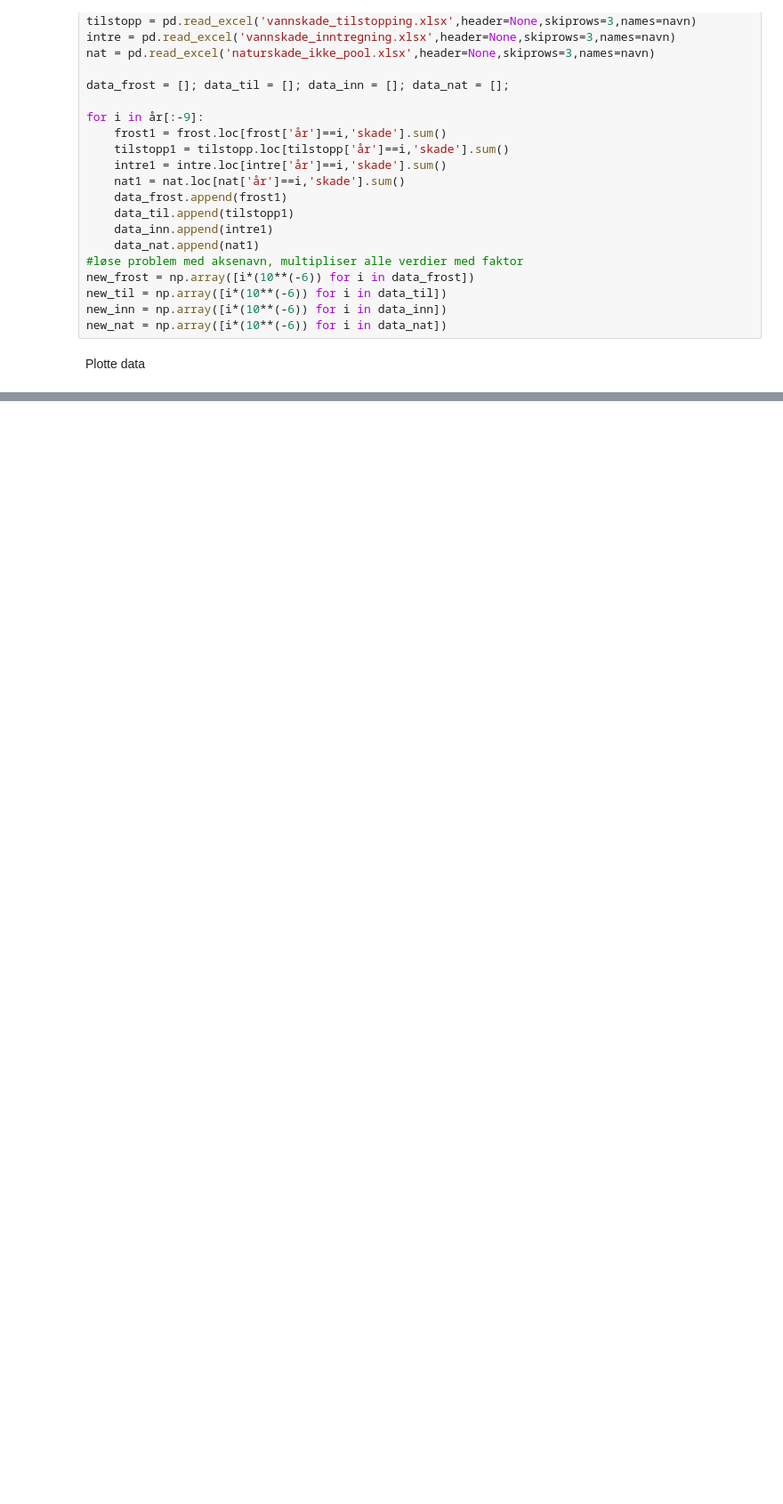
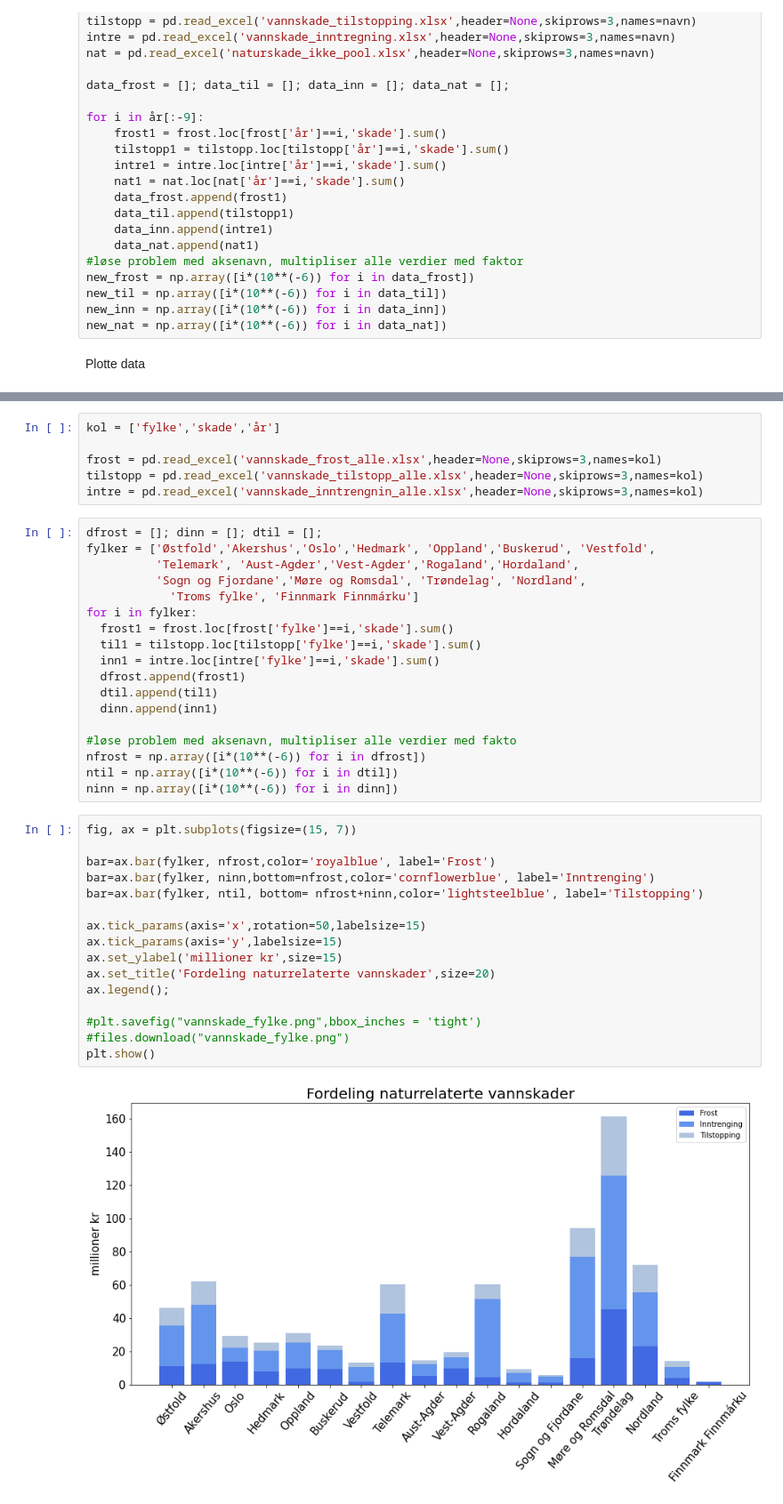
Before and after one commit to eirikngard/Eika, a Jupyter notebook: vannskade2.ipynb, the cells around one changed output, grey strips where cells are left out. Shown at 89% size. Saved outputs shown, nothing was run; the diff lists cells and outputs as text; blank space fills up the shorter version.

```diff
--- a/vannskade2.ipynb
+++ b/vannskade2.ipynb
@@ -87,0 +141,42 @@ UnboundLocalError: ignored
+# %%
+kol = ['fylke','skade','år']
+
+frost = pd.read_excel('vannskade_frost_alle.xlsx',header=None,skiprows=3,names=kol)
+tilstopp = pd.read_excel('vannskade_tilstopp_alle.xlsx',header=None,skiprows=3,names=kol)
+intre = pd.read_excel('vannskade_inntrengnin_alle.xlsx',header=None,skiprows=3,names=kol)
+# %%
+dfrost = []; dinn = []; dtil = [];
+fylker = ['Østfold','Akershus','Oslo','Hedmark', 'Oppland','Buskerud', 'Vestfold',
+          'Telemark', 'Aust-Agder','Vest-Agder','Rogaland','Hordaland',
+          'Sogn og Fjordane','Møre og Romsdal', 'Trøndelag', 'Nordland',
+            'Troms fylke', 'Finnmark Finnmárku']
+for i in fylker:
+  frost1 = frost.loc[frost['fylke']==i,'skade'].sum()
+  til1 = tilstopp.loc[tilstopp['fylke']==i,'skade'].sum()
+  inn1 = intre.loc[intre['fylke']==i,'skade'].sum()
+  dfrost.append(frost1)
+  dtil.append(til1)
+  dinn.append(inn1)
+
+#løse problem med aksenavn, multipliser alle verdier med fakto
+nfrost = np.array([i*(10**(-6)) for i in dfrost])
+ntil = np.array([i*(10**(-6)) for i in dtil])
+ninn = np.array([i*(10**(-6)) for i in dinn])
+# %%
+fig, ax = plt.subplots(figsize=(15, 7))
+
+bar=ax.bar(fylker, nfrost,color='royalblue', label='Frost')
+bar=ax.bar(fylker, ninn,bottom=nfrost,color='cornflowerblue', label='Inntrenging')
+bar=ax.bar(fylker, ntil, bottom= nfrost+ninn,color='lightsteelblue', label='Tilstopping')
+
+ax.tick_params(axis='x',rotation=50,labelsize=15)
+ax.tick_params(axis='y',labelsize=15)
+ax.set_ylabel('millioner kr',size=15)
+ax.set_title('Fordeling naturrelaterte vannskader',size=20)
+ax.legend();
+
+#plt.savefig("vannskade_fylke.png",bbox_inches = 'tight')
+#files.download("vannskade_fylke.png")
+plt.show()
+# %% [output]
+[figure, added]
```
Also changed, not shown: parts of 6 cells of this notebook.
